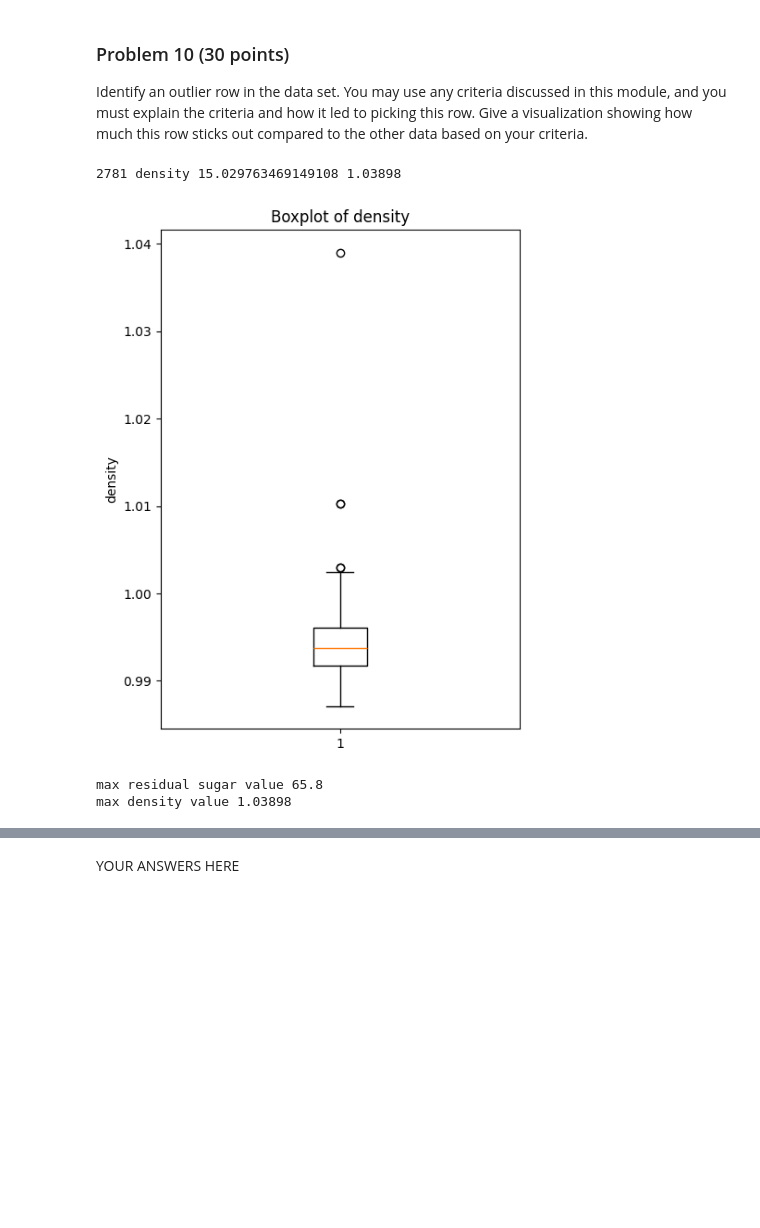
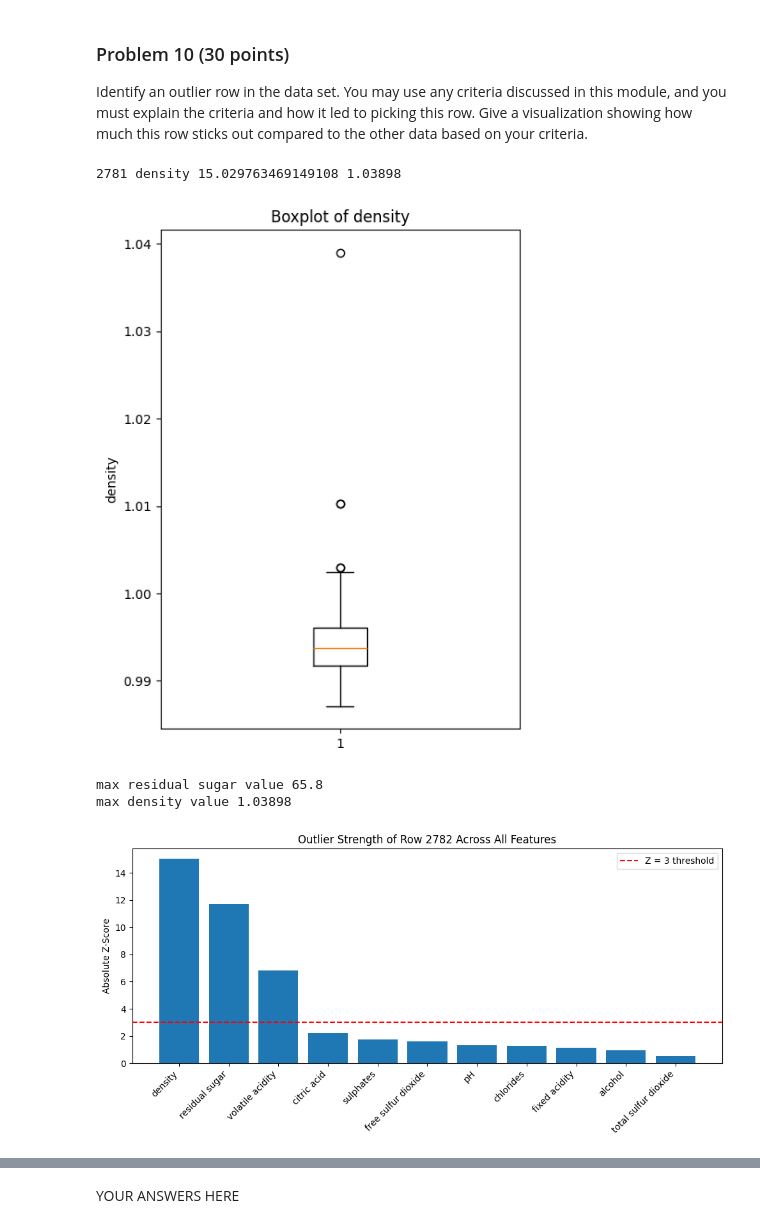
Before and after one commit to JCameronH/dx601-final-project, a Jupyter notebook: project.ipynb, the cells around one changed output, grey strips where cells are left out. Drawn from its saved outputs; the diff is of its cells as text; code cells hidden in the pictures; blank space fills up the shorter version.

```diff
--- a/project.ipynb
+++ b/project.ipynb
@@ -618,31 +618,46 @@ max_value = df.loc[row_idx, col_name]
 max_z = abs_z.loc[row_idx, col_name]
 print(row_idx, col_name, max_z, max_value)
 row_idx, col_name, max_z, max_value
 plt.figure(figsize=(5, 7))
 plt.boxplot(df["density"])
 plt.title("Boxplot of density")
 plt.ylabel("density")
 plt.show()
 
 
 
 df.iloc[2781]
 
 abs_z = z_scores.abs()
 
 avg_z_per_row = abs_z.mean(axis=1)
 
 row_highest_avg_z = avg_z_per_row.idxmax()
 highest_avg_value = avg_z_per_row[row_highest_avg_z]
 
 row_highest_avg_z, highest_avg_value
 
 
 print(f'max residual sugar value', df['residual sugar'].max())
 print(f'max density value', df['density'].max())
+
+
+
+z_row = z_scores.loc[2781].abs().sort_values(ascending=False)
+
+plt.figure(figsize=(10,5))
+plt.bar(z_row.index, z_row.values)
+plt.xticks(rotation=45, ha='right')
+plt.ylabel("Absolute Z-Score")
+plt.title("Outlier Strength of Row 2782 Across All Features")
+plt.axhline(3, color='red', linestyle='--', label='Z = 3 threshold')
+plt.legend()
+plt.tight_layout()
+plt.show()
 # %% [output]
 2781 density 15.029763469149108 1.03898
 [figure]
 max residual sugar value 65.8
 max density value 1.03898
+[figure, added]
 # %% [markdown]
```
Also changed, not shown: parts of 1 cell of this notebook.
